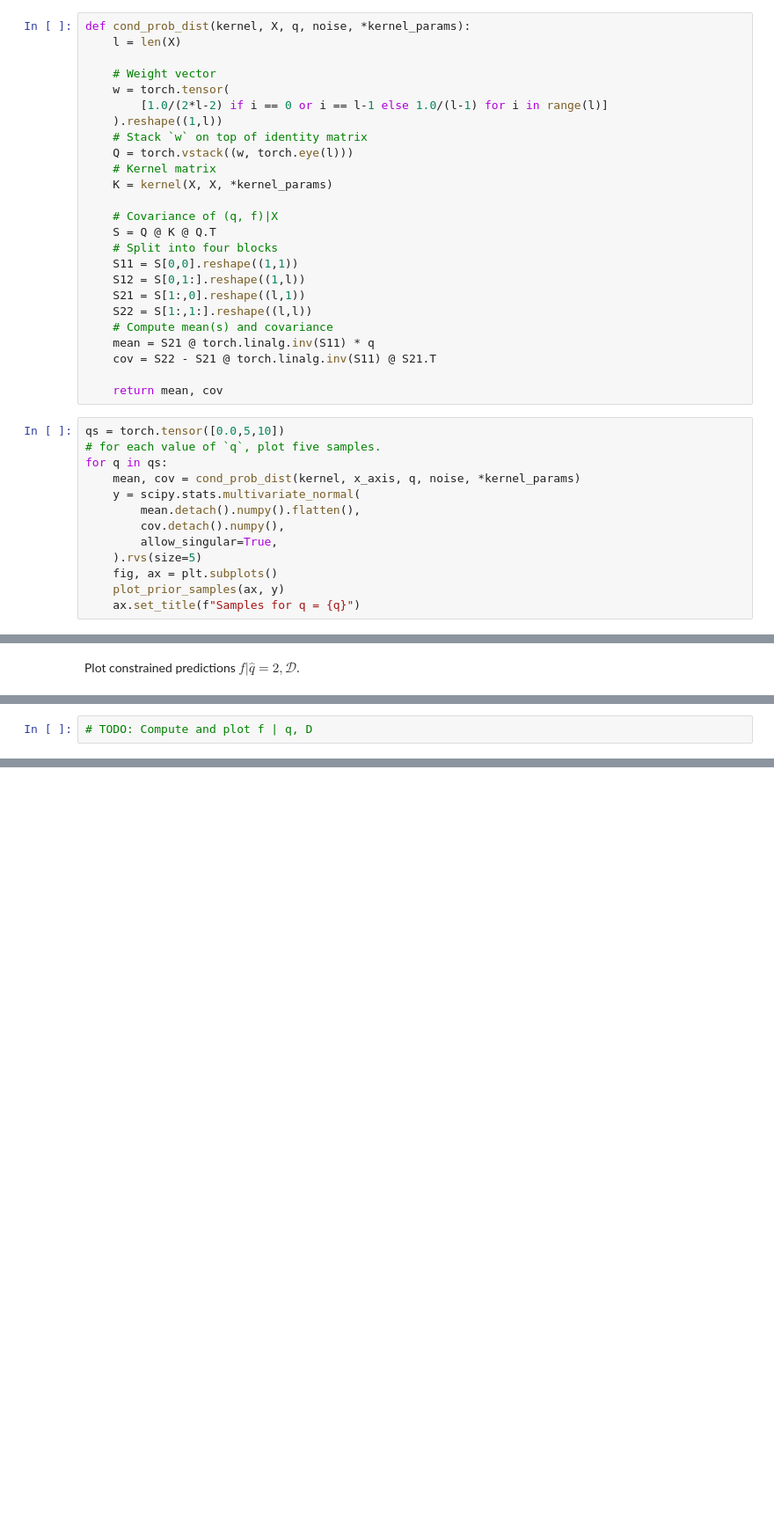
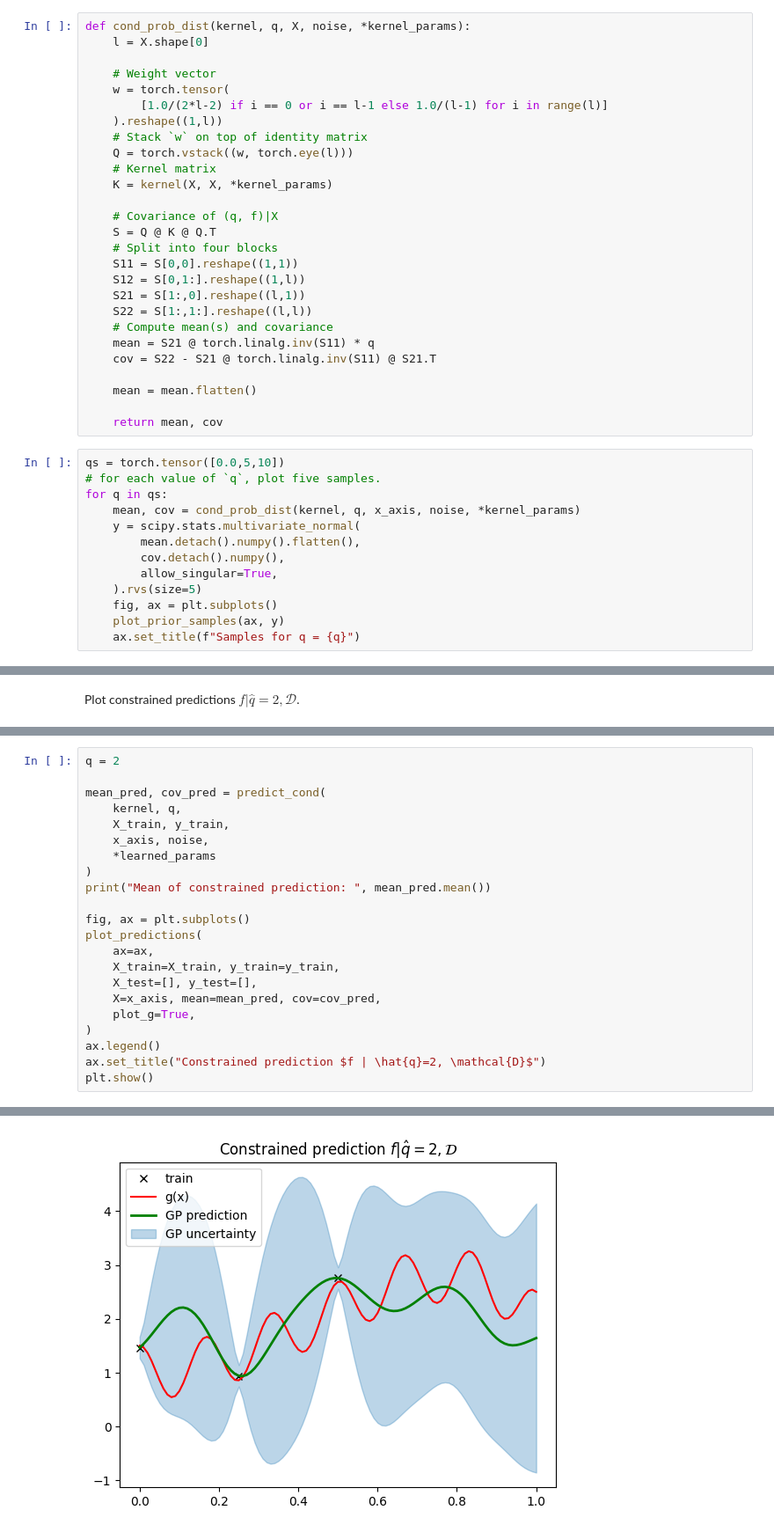
Before and after one commit to joshniemela/ProbabilisticML, a Jupyter notebook: exam/src/gp.ipynb, the cells around one changed output, grey strips where cells are left out. Shown at 88% size. Drawn from its saved outputs; the diff is of its cells as text; blank space fills up the shorter version.

```diff
--- a/exam/src/gp.ipynb
+++ b/exam/src/gp.ipynb
@@ -568,8 +568,8 @@ period: 0.6709109580278266
 Compute the mean and covariance of the distribution
 $f|X,\hat{q}$.
 # %%
-def cond_prob_dist(kernel, X, q, noise, *kernel_params):
-    l = len(X)
+def cond_prob_dist(kernel, q, X, noise, *kernel_params):
+    l = X.shape[0]
 
     # Weight vector
     w = torch.tensor(
@@ -591,12 +591,14 @@ def cond_prob_dist(kernel, X, q, noise, *kernel_params):
     mean = S21 @ torch.linalg.inv(S11) * q
     cov = S22 - S21 @ torch.linalg.inv(S11) @ S21.T
 
+    mean = mean.flatten()
+
     return mean, cov
 # %%
 qs = torch.tensor([0.0,5,10])
 # for each value of `q`, plot five samples.
 for q in qs:
-    mean, cov = cond_prob_dist(kernel, x_axis, q, noise, *kernel_params)
+    mean, cov = cond_prob_dist(kernel, q, x_axis, noise, *kernel_params)
     y = scipy.stats.multivariate_normal(
         mean.detach().numpy().flatten(),
         cov.detach().numpy(),
@@ -642,2 +674,23 @@ Plot constrained predictions $f | \hat{q}=2, \mathcal{D}$.
 # %%
-# TODO: Compute and plot f | q, D
+q = 2
+
+mean_pred, cov_pred = predict_cond(
+    kernel, q,
+    X_train, y_train,
+    x_axis, noise,
+    *learned_params
+)
+print("Mean of constrained prediction: ", mean_pred.mean())
+
+fig, ax = plt.subplots()
+plot_predictions(
+    ax=ax,
+    X_train=X_train, y_train=y_train,
+    X_test=[], y_test=[],
+    X=x_axis, mean=mean_pred, cov=cov_pred,
+    plot_g=True,
+)
+ax.legend()
+ax.set_title("Constrained prediction $f | \hat{q}=2, \mathcal{D}$")
+plt.show()
+# %% [output]
@@ -643,0 +698 @@ Plot constrained predictions $f | \hat{q}=2, \mathcal{D}$.
+[figure, added]
```
Also changed, not shown: parts of 3 cells of this notebook, 6 other files.
